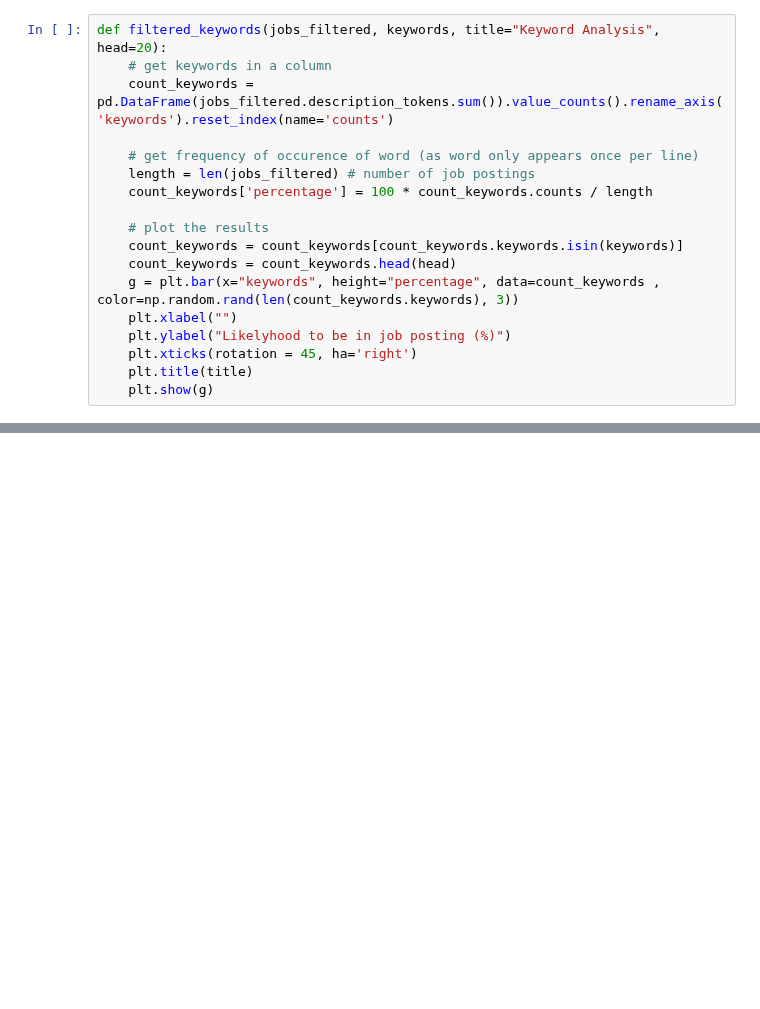
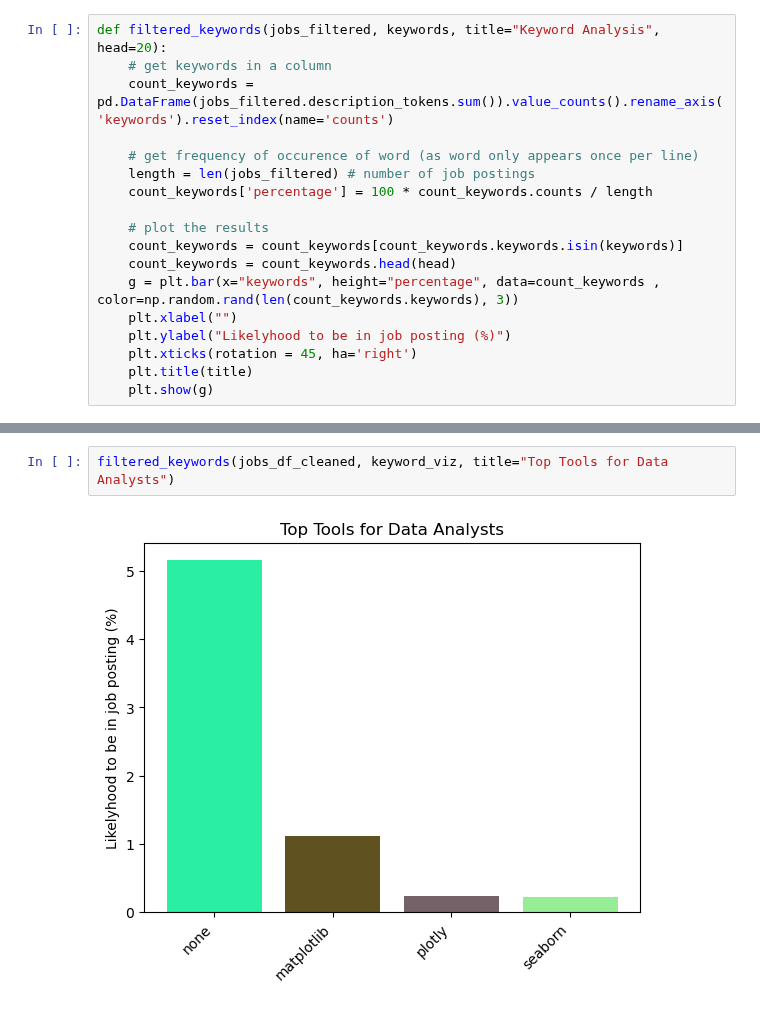
Before and after one commit to Decoding-Data-Jobs/data-jobs-project, a Jupyter notebook: click_working/click_draft.ipynb, the cells around one changed output, grey strips where cells are left out. Saved outputs shown, nothing was run; the diff lists cells and outputs as text; blank space fills up the shorter version.

```diff
--- a/click_working/click_draft.ipynb
+++ b/click_working/click_draft.ipynb
@@ -631,0 +693,4 @@ filtered_keywords(jobs_df_cleaned, keywords, title="Top Tools for Data Analysts"
+# %%
+filtered_keywords(jobs_df_cleaned, keyword_viz, title="Top Tools for Data Analysts")
+# %% [output]
+[figure, added]
```
Also changed, not shown: parts of 28 cells of this notebook, 1 other file.
